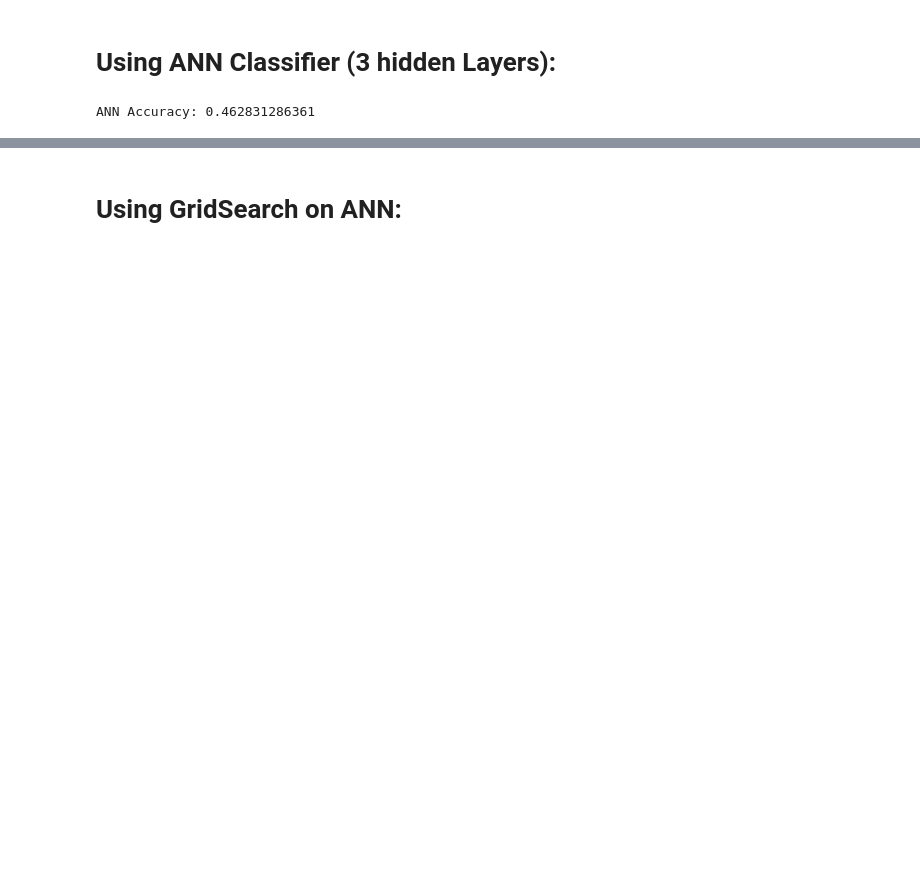
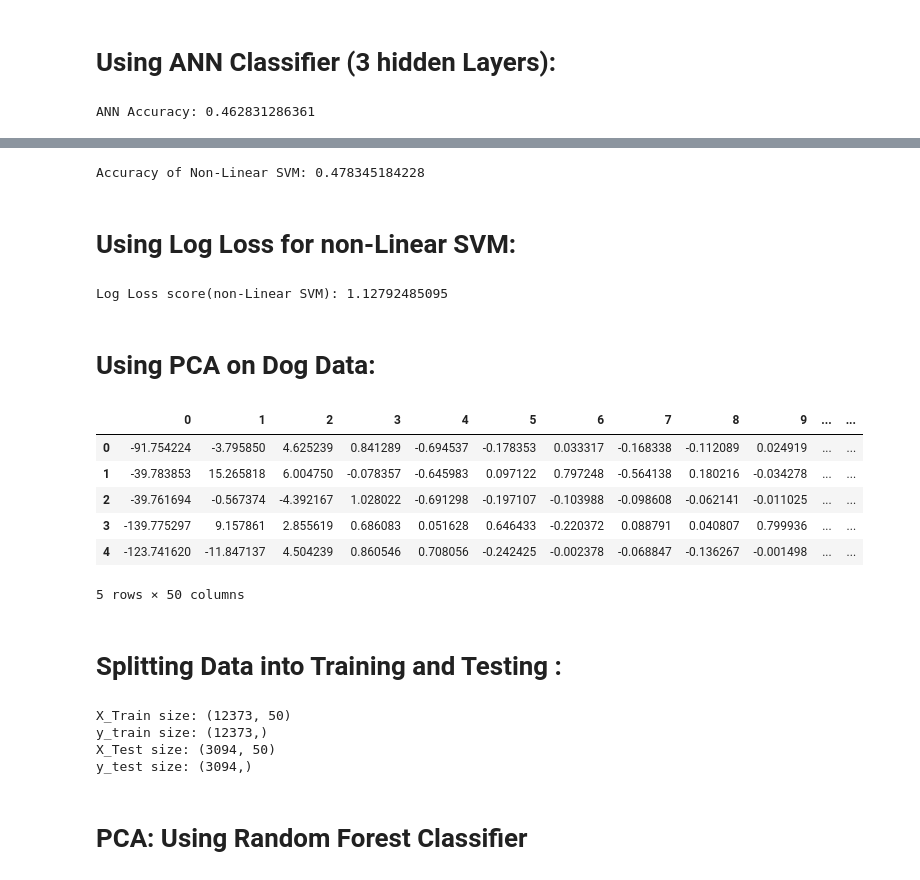
Before and after one commit to cedrictongg/CS5661_DataScience, a Jupyter notebook: DogData_OutcomeType_Label.ipynb, the cells around one changed output, grey strips where cells are left out. Saved outputs shown, nothing was run; the diff lists cells and outputs as text; code cells hidden in the pictures; blank space fills up the shorter version.

Commit message:
Added file thats specifically only for testing on the OutcomeType label

```diff
--- a/Final_Project_Aaron.ipynb
+++ b/DogData_OutcomeType_Label.ipynb
@@ -521,2 +558,31 @@ ANN Accuracy: 0.462831286361
+# %%
+# Instantiating Non_Linear SVM
+my_nonLinear_SVM = SVC(C=1, kernel='rbf', gamma=0.0005, random_state=1, probability=True)
+
+my_nonLinear_SVM.fit (X_train, y_train)
+
+# Testing on the testing set:
+y_predict_nlsvm = my_nonLinear_SVM.predict(X_test)
+
+# We can now compare the "predicted labels" for the Testing Set with its "actual labels" to evaluate the accuracy
+score_nlsvm = accuracy_score(y_test, y_predict_nlsvm)
+
+print("Accuracy of Non-Linear SVM: " + str(score_nlsvm))
+# %% [output]
+Accuracy of Non-Linear SVM: 0.478345184228
+# %% [markdown]
+# Using Log Loss for non-Linear SVM:
+# %%
+# Dont display Numpy in scientific notation
+# np.set_printoptions(precision=4)
+# np.set_printoptions(suppress=True)
+
+get_prob = my_nonLinear_SVM.predict_proba(X_test)
+
+logloss_score = metrics.log_loss(y_test, get_prob)
+
+print("Log Loss score(non-Linear SVM): " + str(logloss_score))
+# %% [output]
+Log Loss score(non-Linear SVM): 1.12792485095
 # %% [markdown]
-# Using GridSearch on ANN:
+# Using PCA on Dog Data:
@@ -541,0 +589,43 @@ ANN Accuracy: 0.462831286361
+# %%
+# Setting up PCA on data after OneHotEncoding:
+
+#Used the PCA Algorithm to reduce our
+n = 50
+
+my_pca = PCA(n_components = n)
+
+X_PCA = my_pca.fit_transform(X)
+
+#Stored my result from PCA into a new DataFrame
+X_2 = pd.DataFrame(X_PCA)
+
+X_2.head()
+
+# X_2.shape
+
+# (15467, 50) --> size of Data for Dog Data only after reducing features
+# %% [output]
+|  | 0 | 1 | 2 | 3 | 4 | 5 | 6 | 7 | 8 | 9 | ... | ... |
+| 0 | -91.754224 | -3.795850 | 4.625239 | 0.841289 | -0.694537 | -0.178353 | 0.033317 | -0.168338 | -0.112089 | 0.024919 | ... | ... |
+| 1 | -39.783853 | 15.265818 | 6.004750 | -0.078357 | -0.645983 | 0.097122 | 0.797248 | -0.564138 | 0.180216 | -0.034278 | ... | ... |
+| 2 | -39.761694 | -0.567374 | -4.392167 | 1.028022 | -0.691298 | -0.197107 | -0.103988 | -0.098608 | -0.062141 | -0.011025 | ... | ... |
+| 3 | -139.775297 | 9.157861 | 2.855619 | 0.686083 | 0.051628 | 0.646433 | -0.220372 | 0.088791 | 0.040807 | 0.799936 | ... | ... |
+| 4 | -123.741620 | -11.847137 | 4.504239 | 0.860546 | 0.708056 | -0.242425 | -0.002378 | -0.068847 | -0.136267 | -0.001498 | ... | ... |
+5 rows × 50 columns
+# %% [markdown]
+# Splitting Data into Training and Testing :
+# %%
+# Splitting the dataset into testing and training:
+X_train, X_test, y_train, y_test = train_test_split(X_2, y, test_size=0.20, random_state=2)
+
+print("X_Train size: " + str(X_train.shape))
+print("y_train size: " + str(y_train.shape))
+print("X_Test size: " + str(X_test.shape))
+print("y_test size: " + str(y_test.shape))
+# %% [output]
+X_Train size: (12373, 50)
+y_train size: (12373,)
+X_Test size: (3094, 50)
+y_test size: (3094,)
+# %% [markdown]
+# PCA: Using Random Forest Classifier
```
Also changed, not shown: parts of 55 cells of this notebook.
